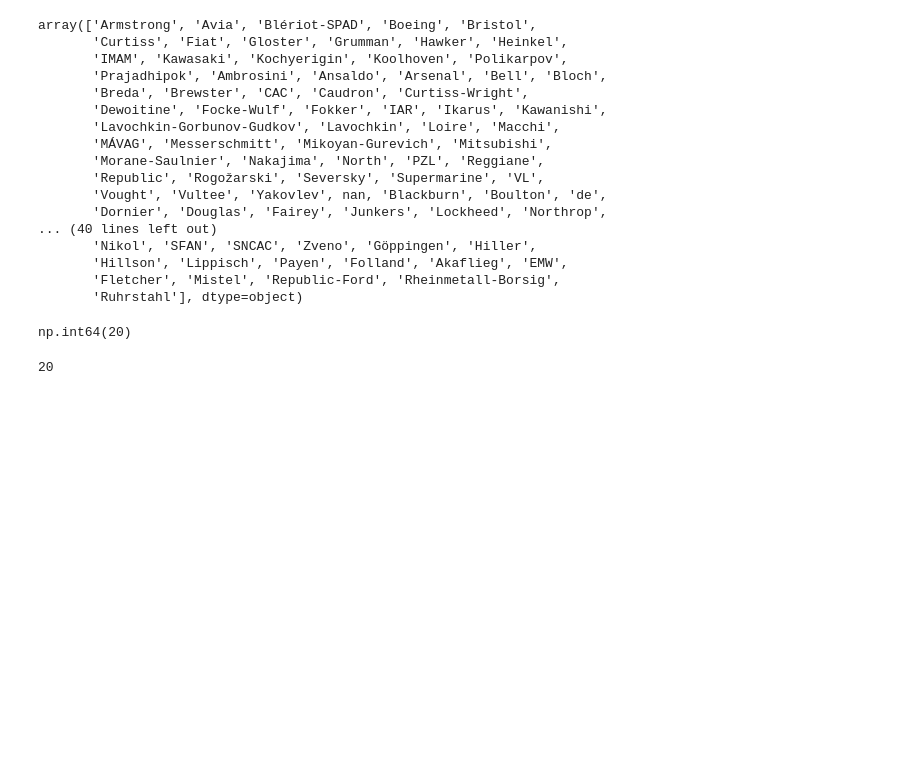
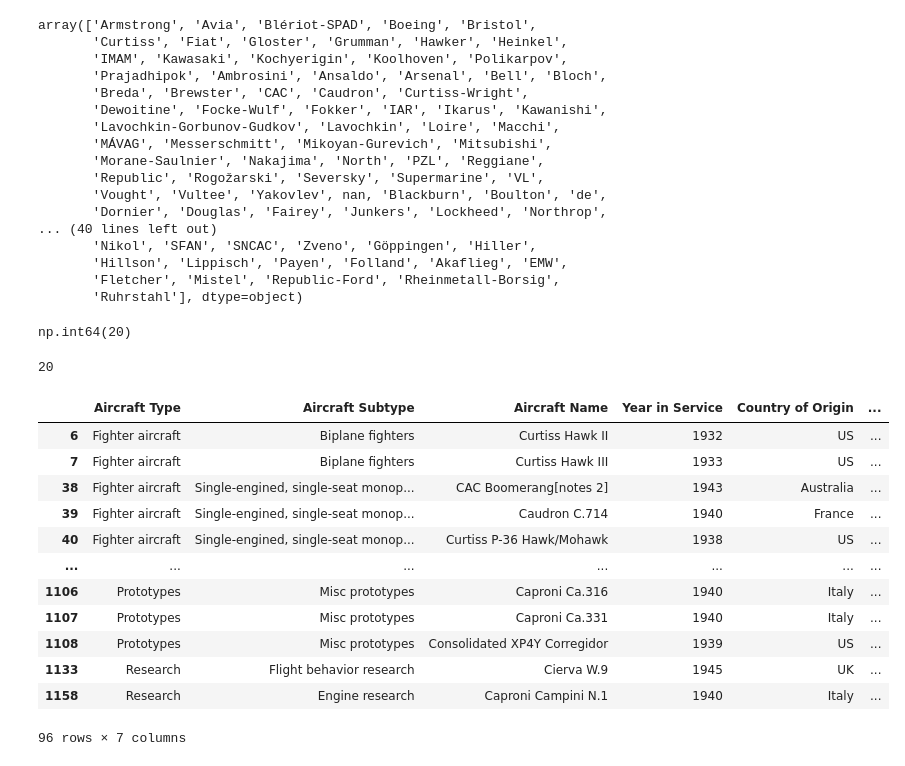
Before and after one commit to Yamm23/Learning-Macine-Learning, a Jupyter notebook: WW2_Aircraft.ipynb, the cells around one changed output. Cells and saved outputs as stored; diff of their text form; code cells hidden in the pictures; blank space fills up the shorter version.

```diff
--- a/WW2_Aircraft.ipynb
+++ b/WW2_Aircraft.ipynb
@@ -98,3 +98,19 @@ np.int64(20)
 df[df['Aircraft Name'].str.split().str[0].str.strip()=='Curtiss'].shape[0]
 # %% [output]
 20
+# %%
+df[df['Aircraft Name'].str.startswith('C', na = False)]
+# %% [output]
+|  | Aircraft Type | Aircraft Subtype | Aircraft Name | Year in Service | Country of Origin | ... |
+| 6 | Fighter aircraft | Biplane fighters | Curtiss Hawk II | 1932 | US | ... |
+| 7 | Fighter aircraft | Biplane fighters | Curtiss Hawk III | 1933 | US | ... |
+| 38 | Fighter aircraft | Single-engined, single-seat monop... | CAC Boomerang[notes 2] | 1943 | Australia | ... |
+| 39 | Fighter aircraft | Single-engined, single-seat monop... | Caudron C.714 | 1940 | France | ... |
+| 40 | Fighter aircraft | Single-engined, single-seat monop... | Curtiss P-36 Hawk/Mohawk | 1938 | US | ... |
+| ... | ... | ... | ... | ... | ... | ... |
+| 1106 | Prototypes | Misc prototypes | Caproni Ca.316 | 1940 | Italy | ... |
+| 1107 | Prototypes | Misc prototypes | Caproni Ca.331 | 1940 | Italy | ... |
+| 1108 | Prototypes | Misc prototypes | Consolidated XP4Y Corregidor | 1939 | US | ... |
+| 1133 | Research | Flight behavior research | Cierva W.9 | 1945 | UK | ... |
+| 1158 | Research | Engine research | Caproni Campini N.1 | 1940 | Italy | ... |
+96 rows × 7 columns
```
Also changed, not shown: parts of 2 cells of this notebook.
